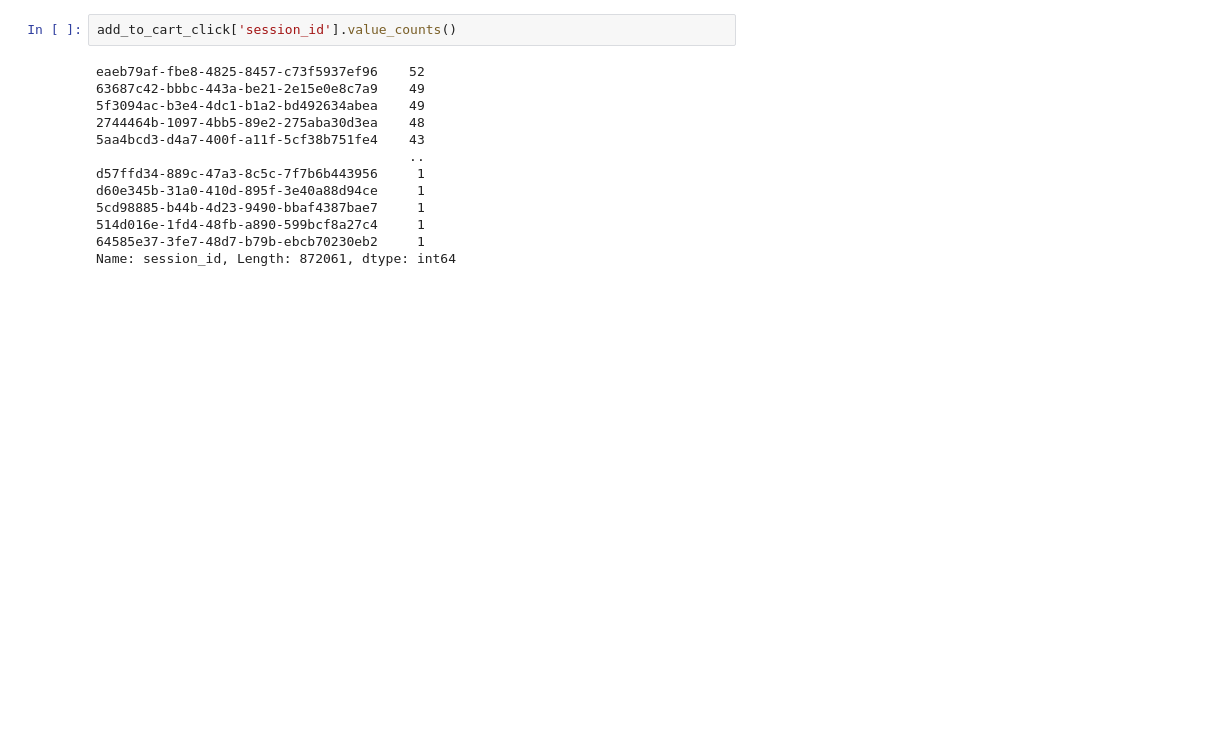
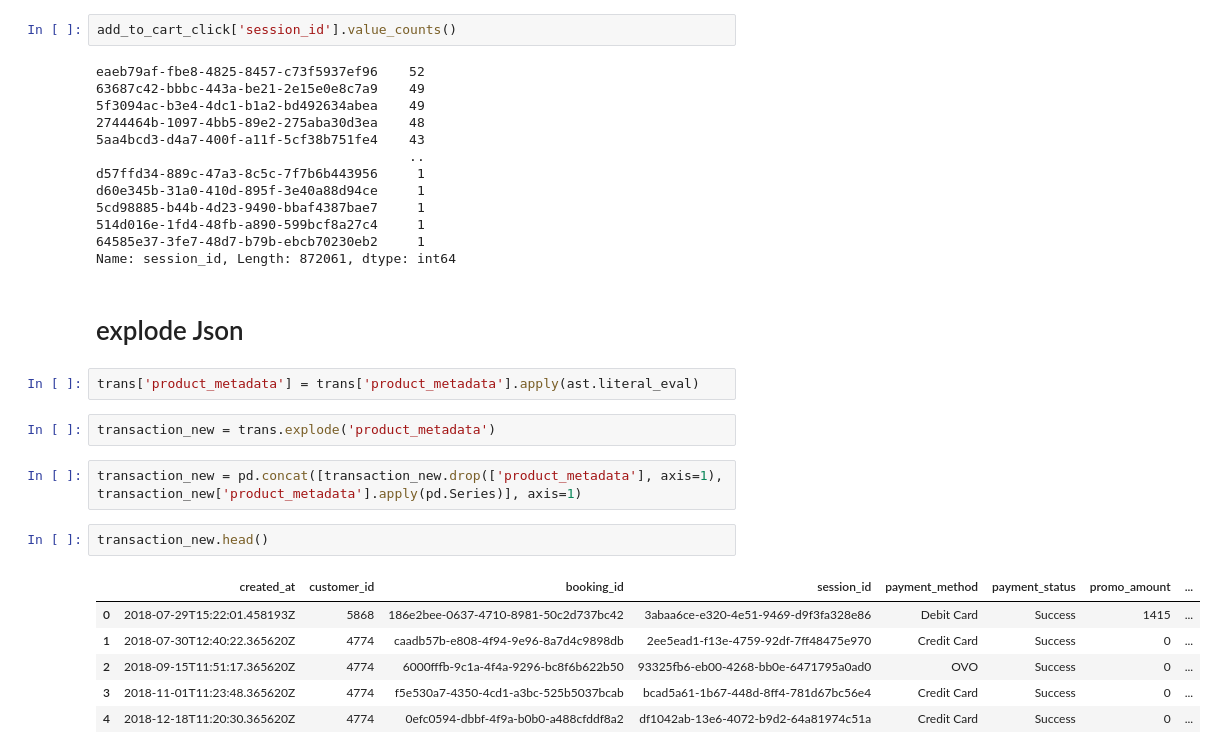
Before and after one commit to latifaahu/kaggle-fp, a Jupyter notebook: coba-week2.ipynb, the cells around one changed output. Drawn from its saved outputs; the diff is of its cells as text; blank space fills up the shorter version.

```diff
--- a/coba-week2.ipynb
+++ b/coba-week2.ipynb
@@ -441,3 +442,20 @@ d60e345b-31a0-410d-895f-3e40a88d94ce     1
 514d016e-1fd4-48fb-a890-599bcf8a27c4     1
 64585e37-3fe7-48d7-b79b-ebcb70230eb2     1
 Name: session_id, Length: 872061, dtype: int64
+# %% [markdown]
+# explode Json
+# %%
+trans['product_metadata'] = trans['product_metadata'].apply(ast.literal_eval)
+# %%
+transaction_new = trans.explode('product_metadata')
+# %%
+transaction_new = pd.concat([transaction_new.drop(['product_metadata'], axis=1), transaction_new['product_metadata'].apply(pd.Series)], axis=1)
+# %%
+transaction_new.head()
+# %% [output]
+|  | created_at | customer_id | booking_id | session_id | payment_method | payment_status | promo_amount | ... |
+| 0 | 2018-07-29T15:22:01.458193Z | 5868 | 186e2bee-0637-4710-8981-50c2d737bc42 | 3abaa6ce-e320-4e51-9469-d9f3fa328e86 | Debit Card | Success | 1415 | ... |
+| 1 | 2018-07-30T12:40:22.365620Z | 4774 | caadb57b-e808-4f94-9e96-8a7d4c9898db | 2ee5ead1-f13e-4759-92df-7ff48475e970 | Credit Card | Success | 0 | ... |
+| 2 | 2018-09-15T11:51:17.365620Z | 4774 | 6000fffb-9c1a-4f4a-9296-bc8f6b622b50 | 93325fb6-eb00-4268-bb0e-6471795a0ad0 | OVO | Success | 0 | ... |
+| 3 | 2018-11-01T11:23:48.365620Z | 4774 | f5e530a7-4350-4cd1-a3bc-525b5037bcab | bcad5a61-1b67-448d-8ff4-781d67bc56e4 | Credit Card | Success | 0 | ... |
+| 4 | 2018-12-18T11:20:30.365620Z | 4774 | 0efc0594-dbbf-4f9a-b0b0-a488cfddf8a2 | df1042ab-13e6-4072-b9d2-64a81974c51a | Credit Card | Success | 0 | ... |
```
Also changed, not shown: parts of 22 cells of this notebook.
